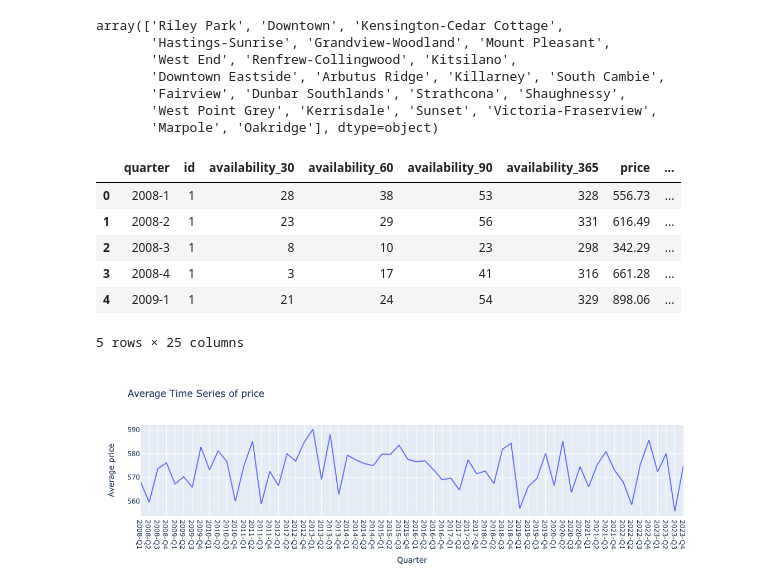
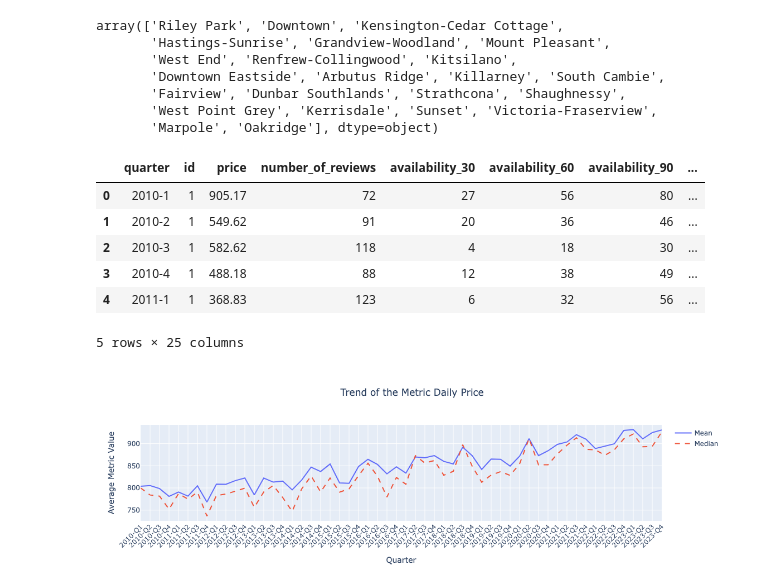
Before and after one commit to UBC-MDS/DSCI-532_2024_18_EdmontonHousingPrices, a Jupyter notebook: notebooks/data_exploration_time_series.ipynb, the cells around one changed output. Saved outputs shown, nothing was run; the diff lists cells and outputs as text; code cells hidden in the pictures.

Commit message:
This commit improves the trend plots according to Fri discussion

```diff
--- a/notebooks/data_exploration_time_series.ipynb
+++ b/notebooks/data_exploration_time_series.ipynb
@@ -75,14 +78,22 @@ def generate_time_series_data_with_ids_and_filters(start_year, end_year, listing
             'id': listing_id
         })
 
+        # Base trend factor with random noise
+        base_trend = np.linspace(1, 1.3, len(data))
+        noise = np.random.rand(len(data)) * 1  # Random noise
+        trend_factor = base_trend + noise
+
+        # Applying trend with noise to 'price' and 'number_of_reviews'
+        data['price'] = np.round(150 + (np.random.rand(len(data)) * 850 * trend_factor), 2)
+        data['number_of_reviews'] = np.random.randint(0, 50, size=len(data)) + (50 * trend_factor).astype(int)
+
+
         # Adding other variables
         data['availability_30'] = np.random.randint(0, 31, size=len(data))
         data['availability_60'] = data['availability_30'] + np.random.randint(0, 31, size=len(data))
         data['availability_90'] = data['availability_60'] + np.random.randint(0, 31, size=len(data))
         data['availability_365'] = data['availability_90'] + np.random.randint(275, 276, size=len(data))
-        data['price'] = np.round(np.random.uniform(150, 1000, size=len(data)), 2)
         data['review_scores_rating'] = np.round(np.random.uniform(3.5, 5.0, size=len(data)), 2)
-        data['number_of_reviews'] = np.random.randint(0, 500, size=len(data))
         data['number_of_reviews_ltm'] = np.random.randint(0, 100, size=len(data))
         data['number_of_reviews_l30d'] = np.random.randint(0, 10, size=len(data))
         data['host_response_rate'] = np.round(np.random.uniform(0.0, 1.0, size=len(data)), 2)
@@ -115,13 +126,13 @@ def generate_time_series_data_with_ids_and_filters(start_year, end_year, listing
     return full_data
 
 # Generating data with IDs and filtering variables for 1000 listings from 2008 to 2023
-simulated_data_with_ids_and_filters = generate_time_series_data_with_ids_and_filters(2008, 2023, 1000)
+simulated_data_with_ids_and_filters = generate_time_series_data_with_ids_and_filters(2010, 2023, 1000)
 simulated_data_with_ids_and_filters.head()
 # %% [output]
-|  | quarter | id | availability_30 | availability_60 | availability_90 | availability_365 | price | ... |
-| 0 | 2008-1 | 1 | 28 | 38 | 53 | 328 | 556.73 | ... |
-| 1 | 2008-2 | 1 | 23 | 29 | 56 | 331 | 616.49 | ... |
-| 2 | 2008-3 | 1 | 8 | 10 | 23 | 298 | 342.29 | ... |
-| 3 | 2008-4 | 1 | 3 | 17 | 41 | 316 | 661.28 | ... |
-| 4 | 2009-1 | 1 | 21 | 24 | 54 | 329 | 898.06 | ... |
+|  | quarter | id | price | number_of_reviews | availability_30 | availability_60 | availability_90 | ... |
+| 0 | 2010-1 | 1 | 905.17 | 72 | 27 | 56 | 80 | ... |
+| 1 | 2010-2 | 1 | 549.62 | 91 | 20 | 36 | 46 | ... |
+| 2 | 2010-3 | 1 | 582.62 | 118 | 4 | 18 | 30 | ... |
+| 3 | 2010-4 | 1 | 488.18 | 88 | 12 | 38 | 49 | ... |
+| 4 | 2011-1 | 1 | 368.83 | 123 | 6 | 32 | 56 | ... |
 5 rows × 25 columns
@@ -130,8 +139,14 @@ simulated_data_with_ids_and_filters.to_csv('../data/raw/simulated.csv',index=Fal
 # %%
 import plotly.express as px
+import plotly.graph_objects as go
 
-def create_aggregated_time_series_plot(df, y_variable):
-    # Aggregating the data
+# Function to create a time-series plot
+def create_aggregated_time_series_plot(df, y_variable=None):
+    if y_variable is None:
+        y_variable = 'Daily Price'
+    y_name = y_variable
+    y_variable = real_life_meaning_mapping[y_name]['column_name']
+    df = df.copy()
     year_quarter = df['quarter'].str.split('-', expand=True)
 
     # Convert year and quarter into a Period object
@@ -139,14 +154,34 @@ def create_aggregated_time_series_plot(df, y_variable):
                                    quarter=year_quarter[1].astype(int),
                                    freq='Q')
     df['quarter'] = df['quarter'].dt.strftime('%Y-Q%q')
+    # Aggregating the data
     aggregated_df = df.groupby('quarter')[y_variable].mean().reset_index()
+    median_aggregated_df = df.groupby('quarter')[y_variable].median().reset_index()
 
-    # Creating the plot
-    fig = px.line(aggregated_df, x='quarter', y=y_variable, title=f'Average Time Series of {y_variable}')
-    fig.update_xaxes(title_text='Quarter')
-    fig.update_yaxes(title_text=f'Average {y_variable}')
+    # Creating an empty figure and adding both mean and median as separate traces
+    fig = go.Figure()
+
+    # Add Mean trace
+    fig.add_trace(go.Scatter(x=aggregated_df['quarter'], y=aggregated_df[y_variable],
+                             mode='lines', name='Mean'))
+
+    # Adding median trend line
+    fig.add_trace(go.Scatter(x=median_aggregated_df['quarter'], y=median_aggregated_df[y_variable],
+                             mode='lines', name='Median', line=dict(dash='dash')))
+    # Center the title
+    fig.update_layout(
+        title={
+            'text': f'Trend of the Metric {y_name}',
+            'y':0.9,
+            'x':0.5,
+            'xanchor': 'center',
+            'yanchor': 'top'
+        }
+    )
+    fig.update_xaxes(title_text='Quarter', tickangle=-45)
+    fig.update_yaxes(title_text=f'Average Metric Value')
     return fig
 # %%
-create_aggregated_time_series_plot(simulated_data_with_ids_and_filters,'price')
+create_aggregated_time_series_plot(simulated_data_with_ids_and_filters,'Daily Price')
 # %% [output]
-[figure, old version]
+[figure, new version]
```
Also changed, not shown: parts of 3 cells of this notebook, 3 other files.
